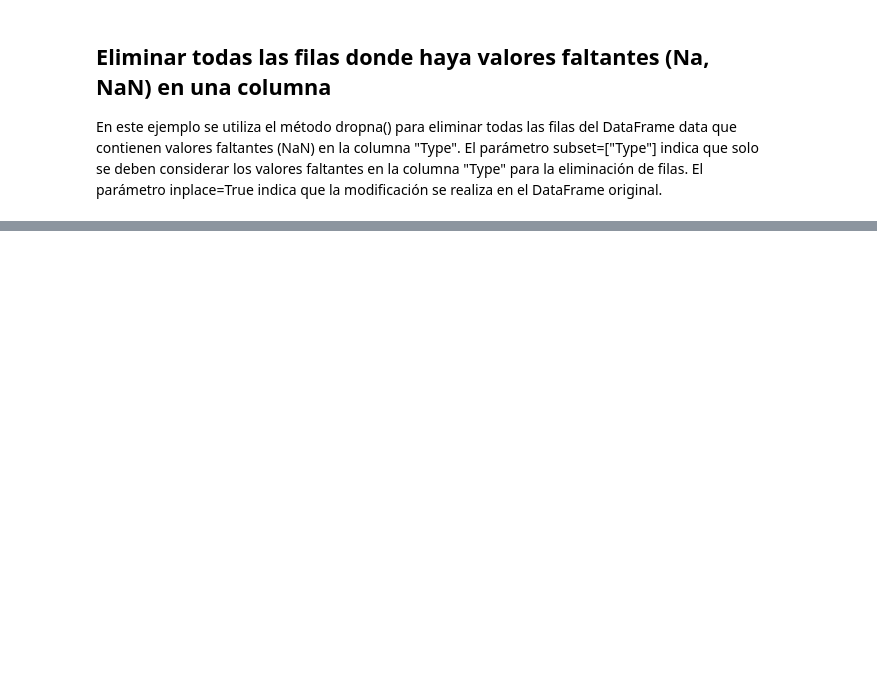
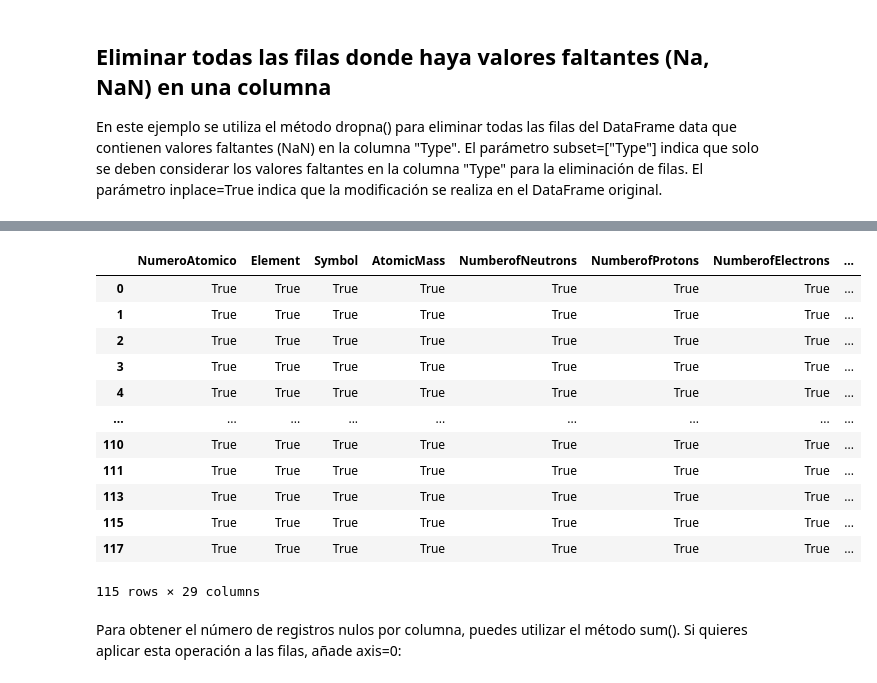
Before and after one commit to Itse-Lenguaje-para-analisis-de-datos-II/Lenguaje-para-analisis-de-datos-II, a Jupyter notebook: Modulo 2/Clase 1.ipynb, the cells around one changed output, grey strips where cells are left out. Saved outputs shown, nothing was run; the diff lists cells and outputs as text; code cells hidden in the pictures; blank space fills up the shorter version.

```diff
--- a/Modulo 2/Clase 1.ipynb
+++ b/Modulo 2/Clase 1.ipynb
@@ -500,0 +531,19 @@ df.dropna(subset=["Type"], inplace=True)
+# %%
+
+df.notnull()
+# %% [output]
+|  | NumeroAtomico | Element | Symbol | AtomicMass | NumberofNeutrons | NumberofProtons | NumberofElectrons | ... |
+| 0 | True | True | True | True | True | True | True | ... |
+| 1 | True | True | True | True | True | True | True | ... |
+| 2 | True | True | True | True | True | True | True | ... |
+| 3 | True | True | True | True | True | True | True | ... |
+| 4 | True | True | True | True | True | True | True | ... |
+| ... | ... | ... | ... | ... | ... | ... | ... | ... |
+| 110 | True | True | True | True | True | True | True | ... |
+| 111 | True | True | True | True | True | True | True | ... |
+| 113 | True | True | True | True | True | True | True | ... |
+| 115 | True | True | True | True | True | True | True | ... |
+| 117 | True | True | True | True | True | True | True | ... |
+115 rows × 29 columns
+# %% [markdown]
+Para obtener el número de registros nulos por columna, puedes utilizar el método sum(). Si quieres aplicar esta operación a las filas, añade axis=0:
```
Also changed, not shown: parts of 25 cells of this notebook.
